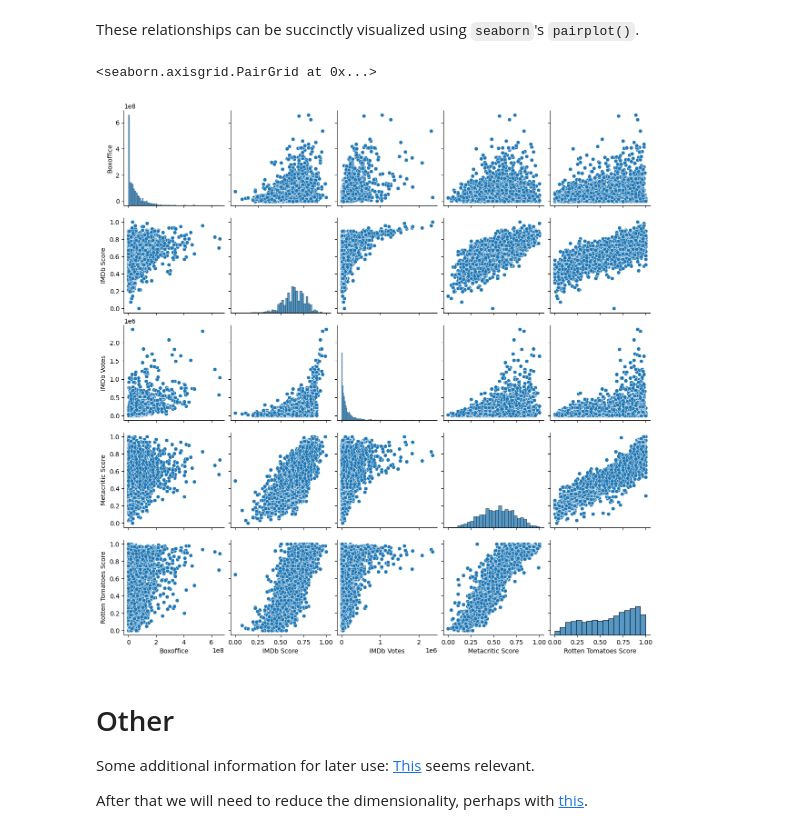
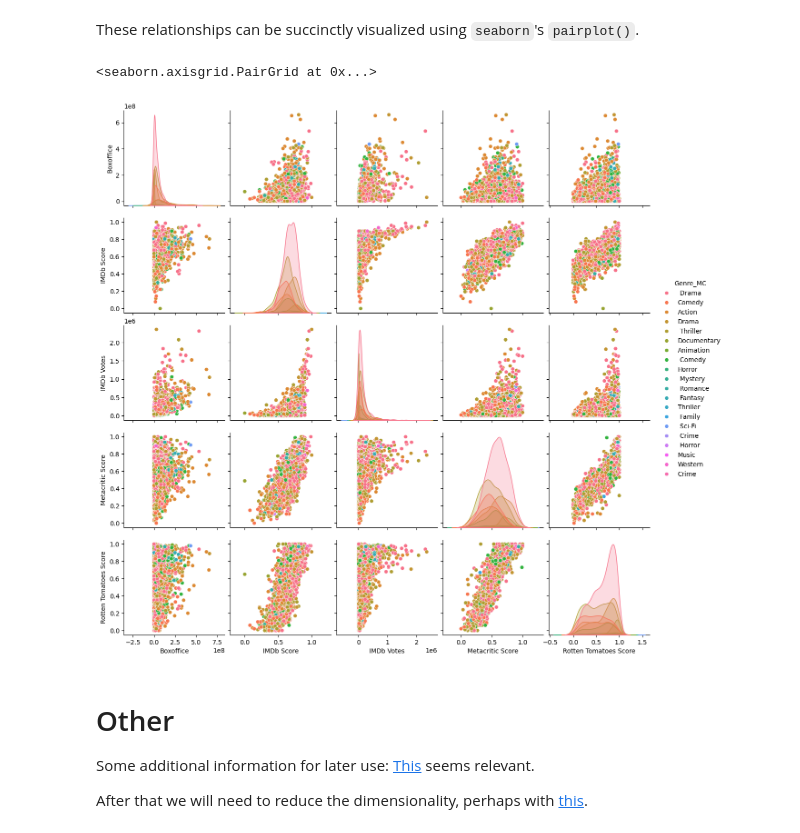
Before and after one commit to jrippeon/cmsc320project, a Jupyter notebook: initial_exploration.ipynb, the cells around one changed output. Saved outputs shown, nothing was run; the diff lists cells and outputs as text; code cells hidden in the pictures.

Commit message:
ratings vs boxoffice

```diff
--- a/initial_exploration.ipynb
+++ b/initial_exploration.ipynb
@@ -78,13 +82,13 @@ Name: Tags, Length: 15480, dtype: object
 # %%
 # find all unique tags
-unique_tags= {}
-for x in df['Tags'].dropna():
-  for tag in x:
-    if tag in unique_tags:
-      unique_tags[tag] += 1
-    else:
-      unique_tags[tag]= 1
+uniques= {}
+for col in ['Tags', 'Genre', 'Director', 'Actors', 'Writer', 'Languages']:
+  uniques[col]= {}
+  for x in df[col].dropna():
+    for tag in x:
+      if tag in uniques[col]:
+        uniques[col][tag] += 1
+      else:
+        uniques[col][tag]= 1
 
-tags= pd.Series(unique_tags).sort_values(ascending=False)
-tags
-# tags
+  uniques[col]= pd.Series(uniques[col]).sort_values(ascending=False)
@@ -104,17 +95,3 @@ Length: 1003, dtype: int64
-# %%
-# find all unique tags
-uniques= {}
-tags= {}
-for col in ['Tags', 'Genre', 'Director', 'Actors']:
-  uniques[col]= {}
-  for x in df[col].dropna():
-    for tag in x:
-      if tag in uniques[col]:
-        uniques[col][tag] += 1
-      else:
-        uniques[col][tag]= 1
-
-  uniques[col]= pd.Series(uniques[col]).sort_values(ascending=False)
 # %% [markdown]
 We can probably collapse the least popular tags into some kind of `Other`.
 
@@ -140,3 +142,10 @@ np.int64(17)
+# %%
+# sort genre lists by popularity (descending)
+df['Genre']= df['Genre'].dropna().apply(lambda x: sorted(x, key= lambda g: uniques['Genre'][g], reverse=True))
+# most common genre
+df['Genre_MC']= df['Genre'].dropna().apply(lambda x: x[0])
+# least common genre
+df['Genre_LC']= df['Genre'].dropna().apply(lambda x: x[-1])
 # %% [markdown]
 ## Cleaning Box Office Figures
 
@@ -241,10 +250,10 @@ sns.lmplot(rating_vs_money, x='IMDb Votes', y='Boxoffice',line_kws={'color': 're
 # %% [markdown]
 These relationships can be succinctly visualized using `seaborn`'s `pairplot()`.
 # %%
-sns.pairplot(rating_vs_money[['Boxoffice', 'IMDb Score', 'IMDb Votes', 'Metacritic Score', 'Rotten Tomatoes Score']])
+sns.pairplot(rating_vs_money[['Boxoffice', 'IMDb Score', 'IMDb Votes', 'Metacritic Score', 'Rotten Tomatoes Score', 'Genre_MC']], hue='Genre_MC')
 # %% [output]
 <seaborn.axisgrid.PairGrid at 0x...>
-[figure, old version]
+[figure, new version]
 # %% [markdown]
 # Other
 
```
Also changed, not shown: parts of 12 cells of this notebook.
